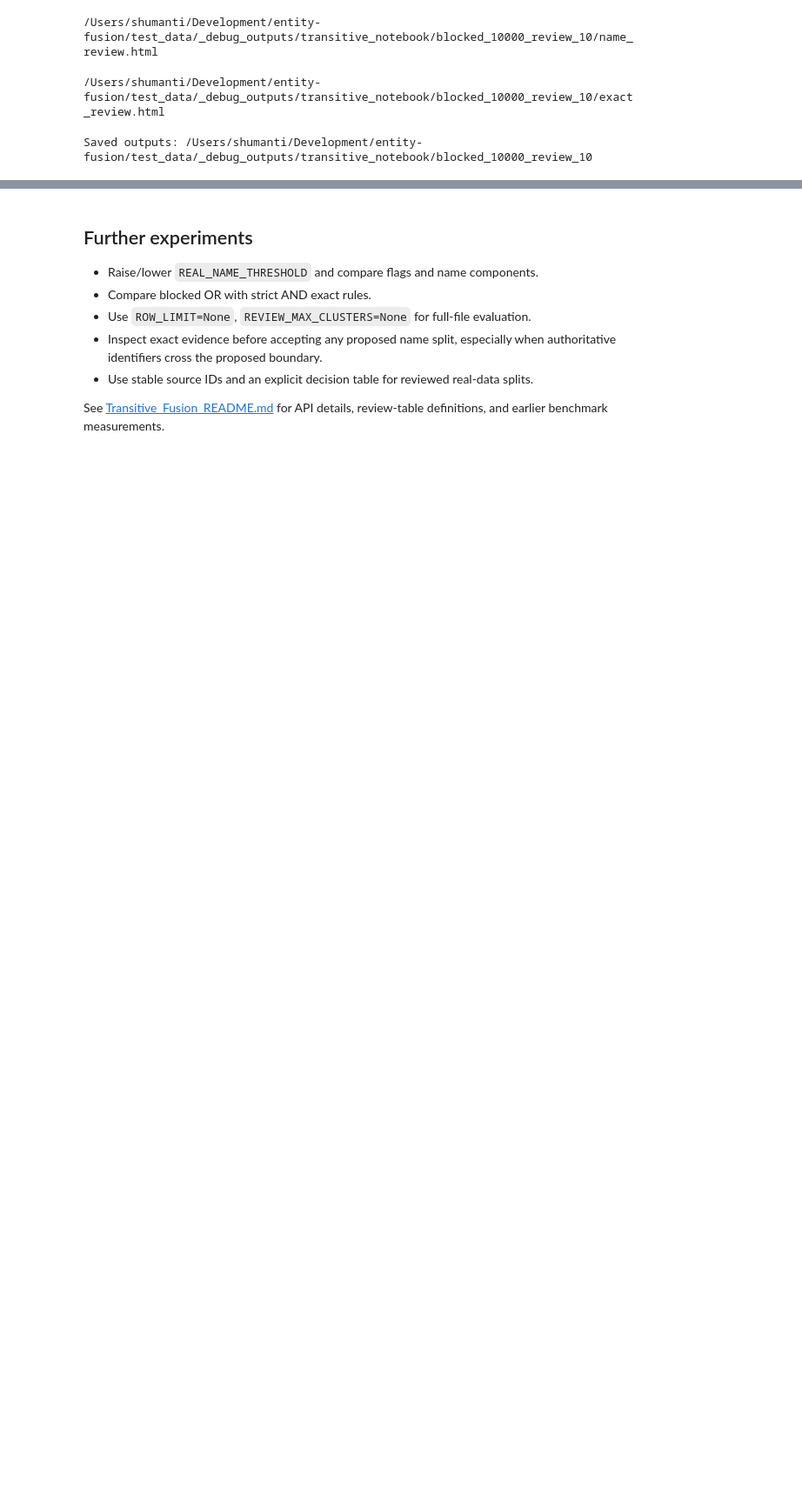
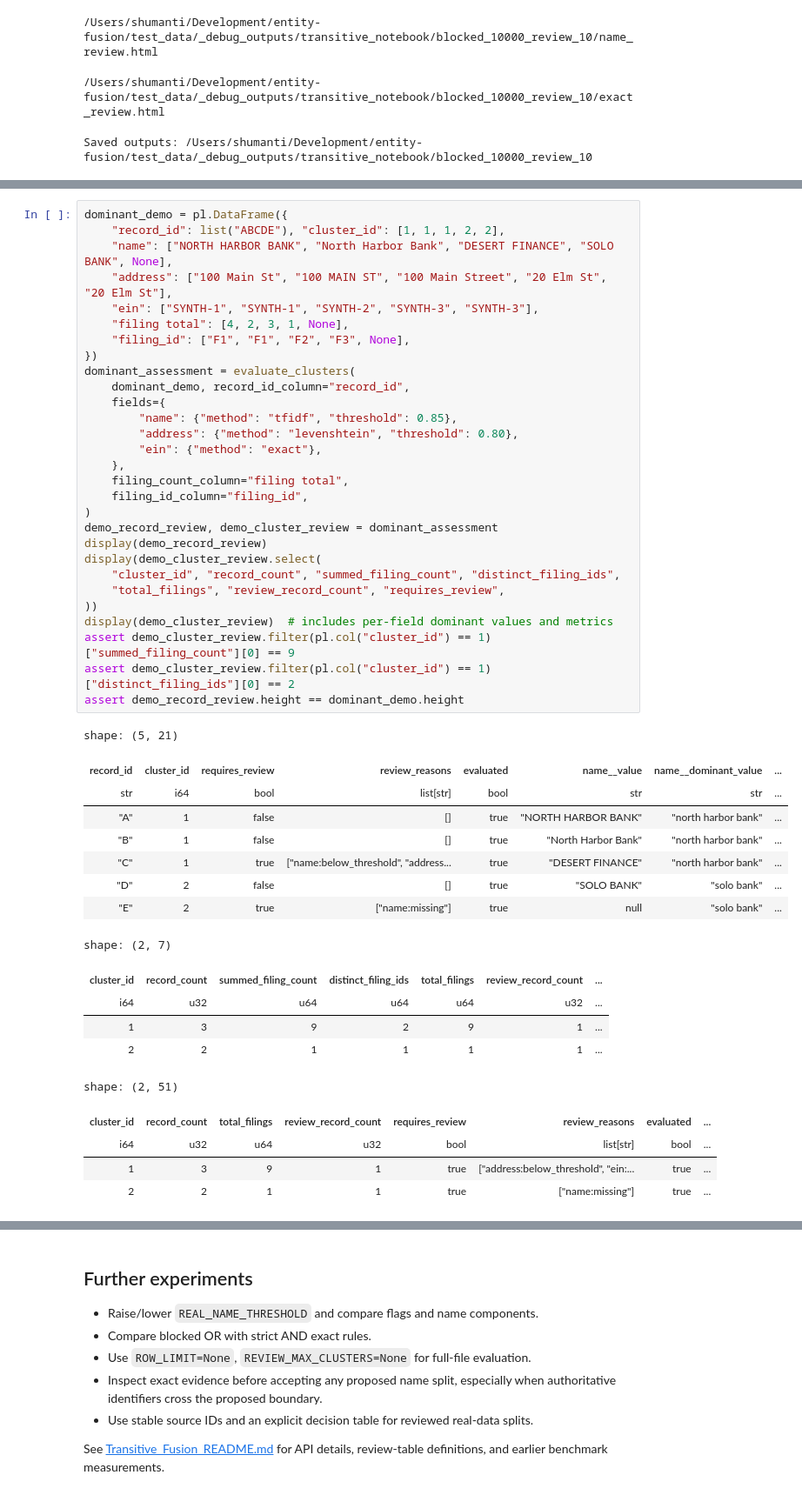
Before and after one commit to codewhiskers/entity-fusion, a Jupyter notebook: Test_Transitive_Fusion.ipynb, the cells around one changed output, grey strips where cells are left out. Shown at 87% size. Cells and saved outputs as stored; diff of their text form; blank space fills up the shorter version.

```diff
--- a/Test_Transitive_Fusion.ipynb
+++ b/Test_Transitive_Fusion.ipynb
@@ -514,0 +545,48 @@ Saved outputs: /Users/shumanti/Development/entity-fusion/test_data/_debug_output
+# %%
+dominant_demo = pl.DataFrame({
+    "record_id": list("ABCDE"), "cluster_id": [1, 1, 1, 2, 2],
+    "name": ["NORTH HARBOR BANK", "North Harbor Bank", "DESERT FINANCE", "SOLO BANK", None],
+    "address": ["100 Main St", "100 MAIN ST", "100 Main Street", "20 Elm St", "20 Elm St"],
+    "ein": ["SYNTH-1", "SYNTH-1", "SYNTH-2", "SYNTH-3", "SYNTH-3"],
+    "filing total": [4, 2, 3, 1, None],
+    "filing_id": ["F1", "F1", "F2", "F3", None],
+})
+dominant_assessment = evaluate_clusters(
+    dominant_demo, record_id_column="record_id",
+    fields={
+        "name": {"method": "tfidf", "threshold": 0.85},
+        "address": {"method": "levenshtein", "threshold": 0.80},
+        "ein": {"method": "exact"},
+    },
+    filing_count_column="filing total",
+    filing_id_column="filing_id",
+)
+demo_record_review, demo_cluster_review = dominant_assessment
+display(demo_record_review)
+display(demo_cluster_review.select(
+    "cluster_id", "record_count", "summed_filing_count", "distinct_filing_ids",
+    "total_filings", "review_record_count", "requires_review",
+))
+display(demo_cluster_review)  # includes per-field dominant values and metrics
+assert demo_cluster_review.filter(pl.col("cluster_id") == 1)["summed_filing_count"][0] == 9
+assert demo_cluster_review.filter(pl.col("cluster_id") == 1)["distinct_filing_ids"][0] == 2
+assert demo_record_review.height == dominant_demo.height
+# %% [output]
+shape: (5, 21)
+| record_id | cluster_id | requires_review | review_reasons | evaluated | name__value | name__dominant_value | ... |
+| str | i64 | bool | list[str] | bool | str | str | ... |
+| "A" | 1 | false | [] | true | "NORTH HARBOR BANK" | "north harbor bank" | ... |
+| "B" | 1 | false | [] | true | "North Harbor Bank" | "north harbor bank" | ... |
+| "C" | 1 | true | ["name:below_threshold", "address... | true | "DESERT FINANCE" | "north harbor bank" | ... |
+| "D" | 2 | false | [] | true | "SOLO BANK" | "solo bank" | ... |
+| "E" | 2 | true | ["name:missing"] | true | null | "solo bank" | ... |
+shape: (2, 7)
+| cluster_id | record_count | summed_filing_count | distinct_filing_ids | total_filings | review_record_count | ... |
+| i64 | u32 | u64 | u64 | u64 | u32 | ... |
+| 1 | 3 | 9 | 2 | 9 | 1 | ... |
+| 2 | 2 | 1 | 1 | 1 | 1 | ... |
+shape: (2, 51)
+| cluster_id | record_count | total_filings | review_record_count | requires_review | review_reasons | evaluated | ... |
+| i64 | u32 | u64 | u32 | bool | list[str] | bool | ... |
+| 1 | 3 | 9 | 1 | true | ["address:below_threshold", "ein:... | true | ... |
+| 2 | 2 | 1 | 1 | true | ["name:missing"] | true | ... |
```
Also changed, not shown: parts of 5 cells of this notebook, 6 other files.
